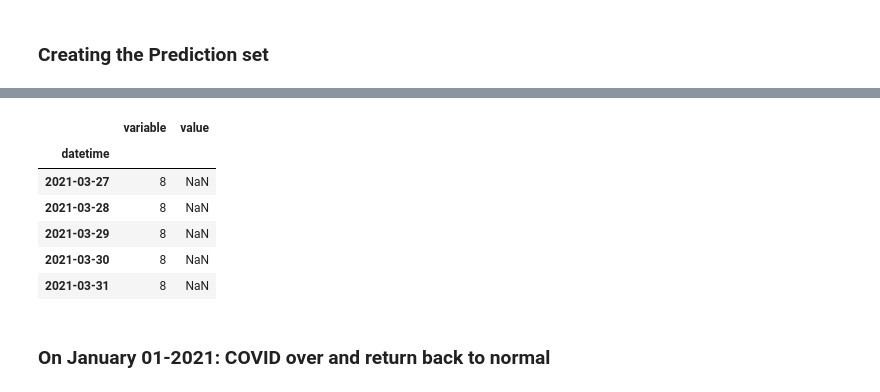
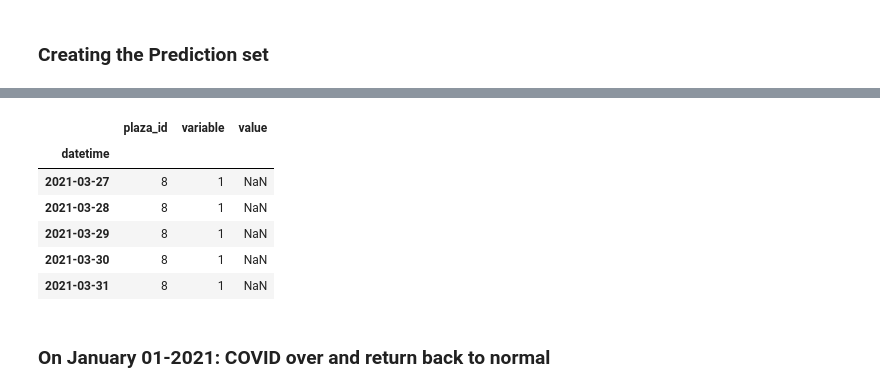
Before and after one commit to albertum1/Time_Series_MTABT, a Jupyter notebook: MTABT_Forecast.ipynb, the cells around one changed output, grey strips where cells are left out. Saved outputs shown, nothing was run; the diff lists cells and outputs as text; code cells hidden in the pictures.

```diff
--- a/MTABT_Forecast.ipynb
+++ b/MTABT_Forecast.ipynb
@@ -258,5 +640,5 @@ _df.head()
 # %%
 # I need to make the dataframe from wide to long. This can be done through pandas melt.
-_df_melt = pd.melt(_df, id_vars=['datetime'], value_vars=['Brooklyn Battery', 'Cross Bay', 'Henry Hudson', 'Marine Parkway',
-                                                        'Queens Midtown', 'Throgs Neck', 'Triboro', 'Verrazano', 'Whitestone'])
+_df_melt = pd.melt(_df, id_vars=[('datetime','')], value_vars=list(crossing_rates.keys()))
+_df_melt.columns = ['datetime', 'plaza_id', 'variable', 'value']
 _df_melt.set_index('datetime', inplace=True)
@@ -263,3 +662,5 @@ _df_melt.set_index('datetime', inplace=True)
+# %%
+_df_melt['variable'] = np.where(_df_melt['variable'].eq('cash'),0, 1)
 # %%
 # LGBM doesn't take the string form in categorical values
 le = LabelEncoder()
@@ -411,10 +814,8 @@ lgb.plot_importance(m_lgb)
 # %% [markdown]
 ### Creating the Prediction set
+# %%
+tuples = list(crossing_rates.keys())
+index = pd.MultiIndex.from_tuples(tuples, names = ['plaza_id', 'variable'])
 # %%
-pred_set = pd.DataFrame(index = pd.date_range(start = '2020-09-27', end='2021-03-31') )
-for i in bridges:
-    pred_set[i] = np.nan
-
+pred_set = pd.DataFrame(data= np.nan, index = pd.date_range(start = '2020-10-11', end='2021-03-31'), columns = index )
 pred_set.reset_index(inplace=True)
-pred_set.rename(columns={'index':'datetime'}, inplace=True)
-pred_set.tail()
@@ -428,18 +822,19 @@ pred_set.tail()
 # %%
 # I need to make the dataframe from wide to long. This can be done through pandas melt.
-_pred_melt = pd.melt(pred_set, id_vars=['datetime'], value_vars=['Brooklyn Battery', 'Cross Bay', 'Henry Hudson', 'Marine Parkway',
-                                                        'Queens Midtown', 'Throgs Neck', 'Triboro', 'Verrazano', 'Whitestone'])
+_pred_melt = pd.melt(pred_set, id_vars=[('index','')], value_vars=tuples)
+_pred_melt.rename(columns = {('index', ''):'datetime'}, inplace=True)
 _pred_melt.set_index('datetime', inplace=True)
-_pred_melt['variable'] = le.transform(_pred_melt['variable'])
+_pred_melt['plaza_id'] = le.transform(_pred_melt['plaza_id'])
+_pred_melt['variable'] = np.where(_pred_melt['variable'].eq('cash'), 0, 1)
 _pred_melt.tail()
 # %% [output]
-|  | variable | value |
-| datetime |  |  |
-| 2021-03-27 | 8 | NaN |
-| 2021-03-28 | 8 | NaN |
-| 2021-03-29 | 8 | NaN |
-| 2021-03-30 | 8 | NaN |
-| 2021-03-31 | 8 | NaN |
+|  | plaza_id | variable | value |
+| datetime |  |  |  |
+| 2021-03-27 | 8 | 1 | NaN |
+| 2021-03-28 | 8 | 1 | NaN |
+| 2021-03-29 | 8 | 1 | NaN |
+| 2021-03-30 | 8 | 1 | NaN |
+| 2021-03-31 | 8 | 1 | NaN |
 # %%
 def date_features_pred(_df, jan, feb, march):
     _df['month'] = _df.index.month
```
Also changed, not shown: parts of 73 cells of this notebook.
